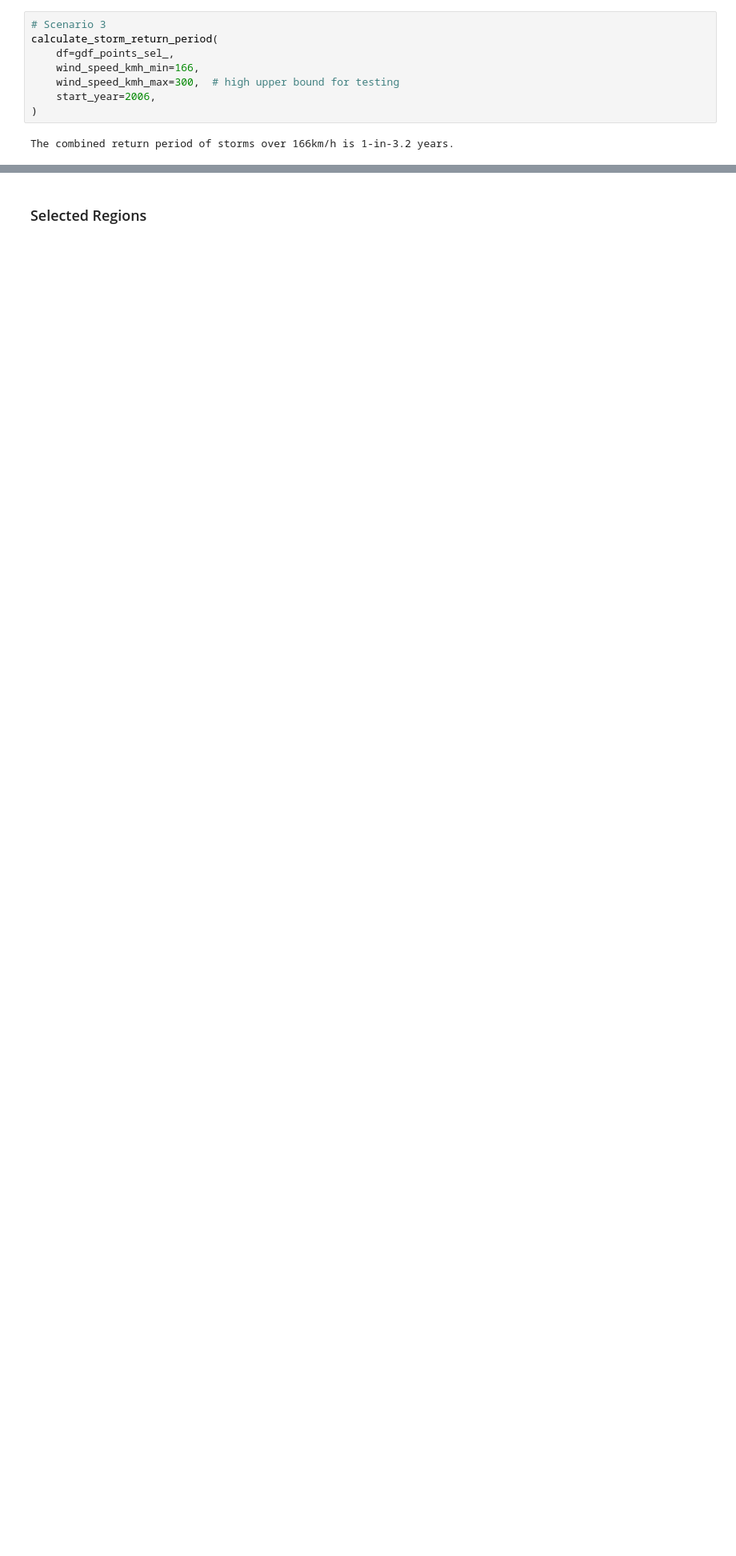
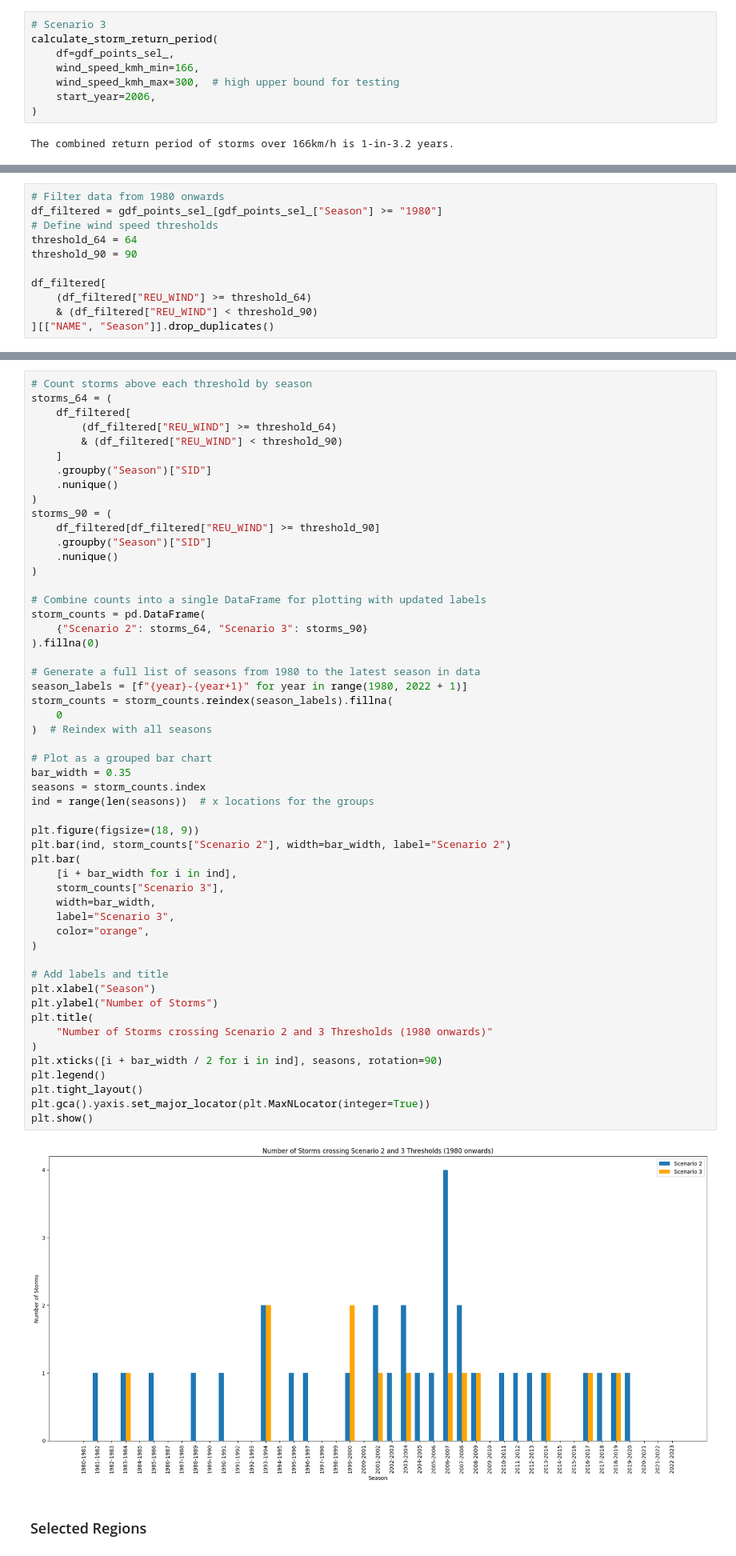
Before and after one commit to OCHA-DAP/ds-aa-mdg-storms, a Jupyter notebook: analysis/01.0_return_period_ibtracs.ipynb, the cells around one changed output, grey strips where cells are left out. Shown at 80% size. Saved outputs shown, nothing was run; the diff lists cells and outputs as text; blank space fills up the shorter version.

```diff
--- a/analysis/01.0_return_period_ibtracs.ipynb
+++ b/analysis/01.0_return_period_ibtracs.ipynb
@@ -285,0 +336,11 @@ The combined return period of storms over 166km/h is 1-in-3.2 years.
+# %%
+# Filter data from 1980 onwards
+df_filtered = gdf_points_sel_[gdf_points_sel_["Season"] >= "1980"]
+# Define wind speed thresholds
+threshold_64 = 64
+threshold_90 = 90
+
+df_filtered[
+    (df_filtered["REU_WIND"] >= threshold_64)
+    & (df_filtered["REU_WIND"] < threshold_90)
+][["NAME", "Season"]].drop_duplicates()
@@ -286,3 +384,58 @@ The combined return period of storms over 166km/h is 1-in-3.2 years.
+# %%
+# Count storms above each threshold by season
+storms_64 = (
+    df_filtered[
+        (df_filtered["REU_WIND"] >= threshold_64)
+        & (df_filtered["REU_WIND"] < threshold_90)
+    ]
+    .groupby("Season")["SID"]
+    .nunique()
+)
+storms_90 = (
+    df_filtered[df_filtered["REU_WIND"] >= threshold_90]
+    .groupby("Season")["SID"]
+    .nunique()
+)
+
+# Combine counts into a single DataFrame for plotting with updated labels
+storm_counts = pd.DataFrame(
+    {"Scenario 2": storms_64, "Scenario 3": storms_90}
+).fillna(0)
+
+# Generate a full list of seasons from 1980 to the latest season in data
+season_labels = [f"{year}-{year+1}" for year in range(1980, 2022 + 1)]
+storm_counts = storm_counts.reindex(season_labels).fillna(
+    0
+)  # Reindex with all seasons
+
+# Plot as a grouped bar chart
+bar_width = 0.35
+seasons = storm_counts.index
+ind = range(len(seasons))  # x locations for the groups
+
+plt.figure(figsize=(18, 9))
+plt.bar(ind, storm_counts["Scenario 2"], width=bar_width, label="Scenario 2")
+plt.bar(
+    [i + bar_width for i in ind],
+    storm_counts["Scenario 3"],
+    width=bar_width,
+    label="Scenario 3",
+    color="orange",
+)
+
+# Add labels and title
+plt.xlabel("Season")
+plt.ylabel("Number of Storms")
+plt.title(
+    "Number of Storms crossing Scenario 2 and 3 Thresholds (1980 onwards)"
+)
+plt.xticks([i + bar_width / 2 for i in ind], seasons, rotation=90)
+plt.legend()
+plt.tight_layout()
+plt.gca().yaxis.set_major_locator(plt.MaxNLocator(integer=True))
+plt.show()
+# %% [output]
+[figure, added]
 # %% [markdown]
 ### Selected Regions
 # %% [markdown]
```
Also changed, not shown: parts of 31 cells of this notebook.
